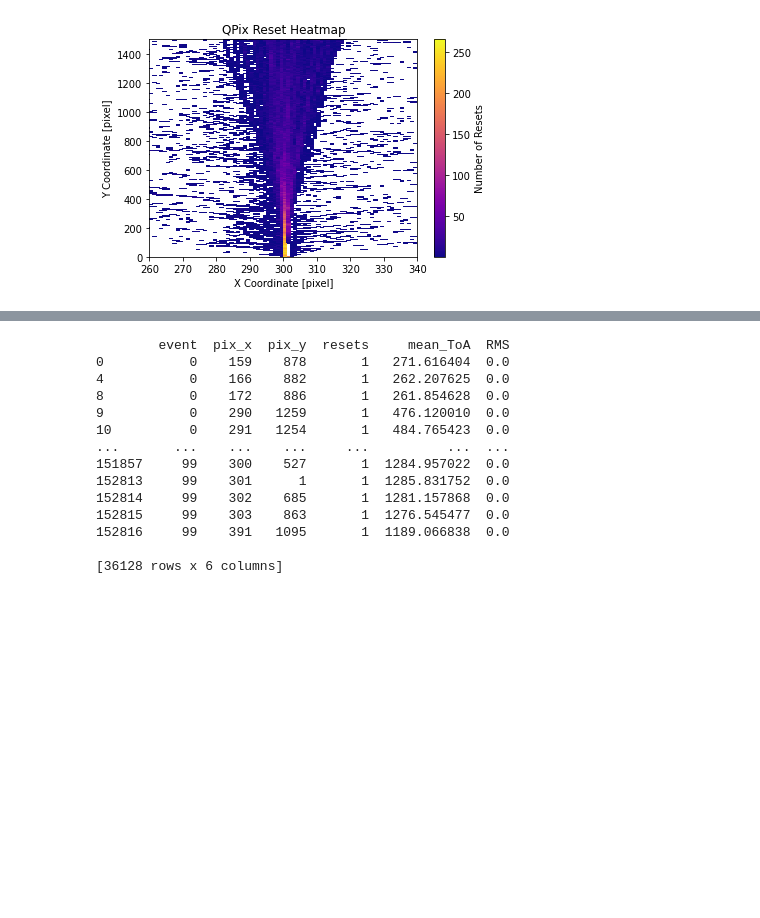
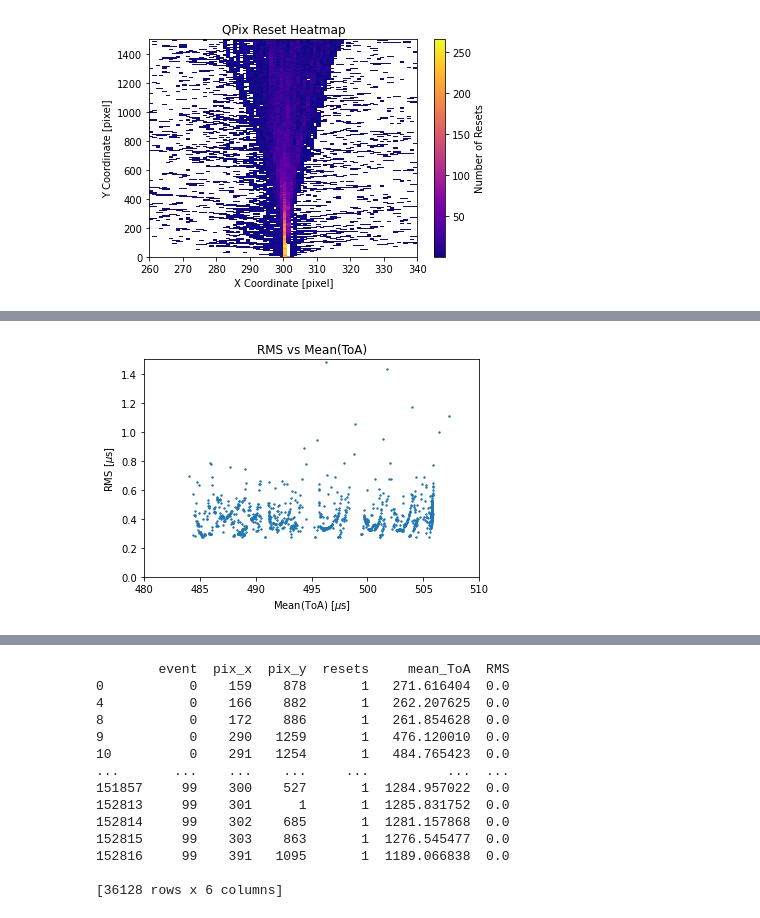
Before and after one commit to Eikenbcr/DUNE, a Jupyter notebook: Warmup/PyMacros/Warmup_Pandas.ipynb, the cells around one changed output, grey strips where cells are left out. Saved outputs shown, nothing was run; the diff lists cells and outputs as text; code cells hidden in the pictures; blank space fills up the shorter version.

```diff
--- a/Warmup/PyMacros/Warmup_Pandas.ipynb
+++ b/Warmup/PyMacros/Warmup_Pandas.ipynb
@@ -163,3 +172,14 @@ plt.savefig('QPix_Heatmap_Weighted.png', dpi=1200)
+# %%
+fig = plt.figure()
+plt.scatter(pixel_stats_df[pixel_stats_df.resets > 2][pixel_stats_df.event == 0].mean_ToA, pixel_stats_df[pixel_stats_df.resets > 2][pixel_stats_df.event == 0].RMS, s=2)
+plt.xlim([480, 510])
+plt.ylim([0,1.5])
+plt.ylabel("RMS [$\mu$s]")
+plt.xlabel("Mean(ToA) [$\mu$s]")
+plt.title("RMS vs Mean(ToA)")
+plt.savefig('MeanReset_vs_RMS_micro_OneEvent.png', dpi=1200)
+# %% [output]
+[figure, added]
 # %%
 fig = plt.figure()
 plt.scatter(pixel_stats_df[pixel_stats_df.resets > 2].mean_ToA, pixel_stats_df[pixel_stats_df.resets > 2].RMS, s=2)
```
Also changed, not shown: parts of 6 cells of this notebook, 3 other files.
